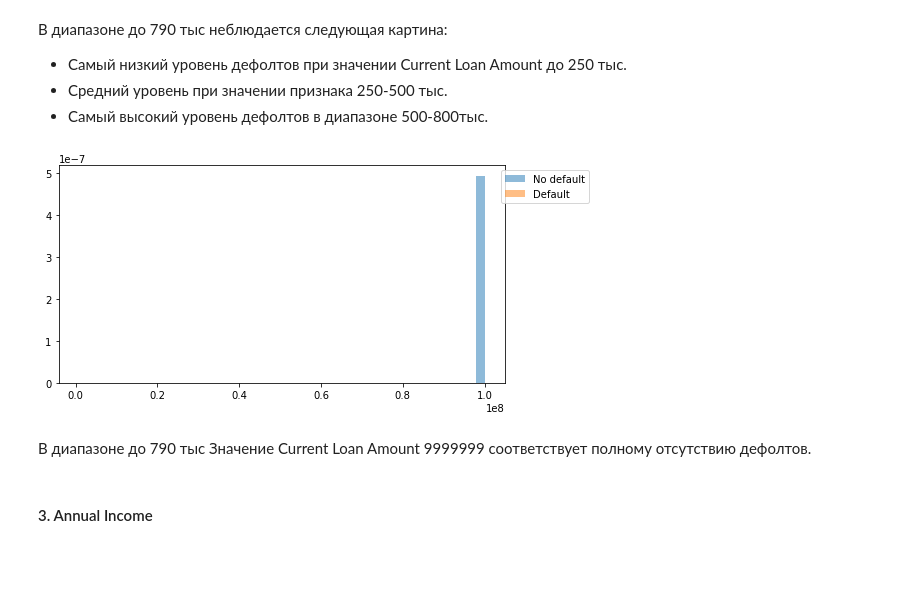
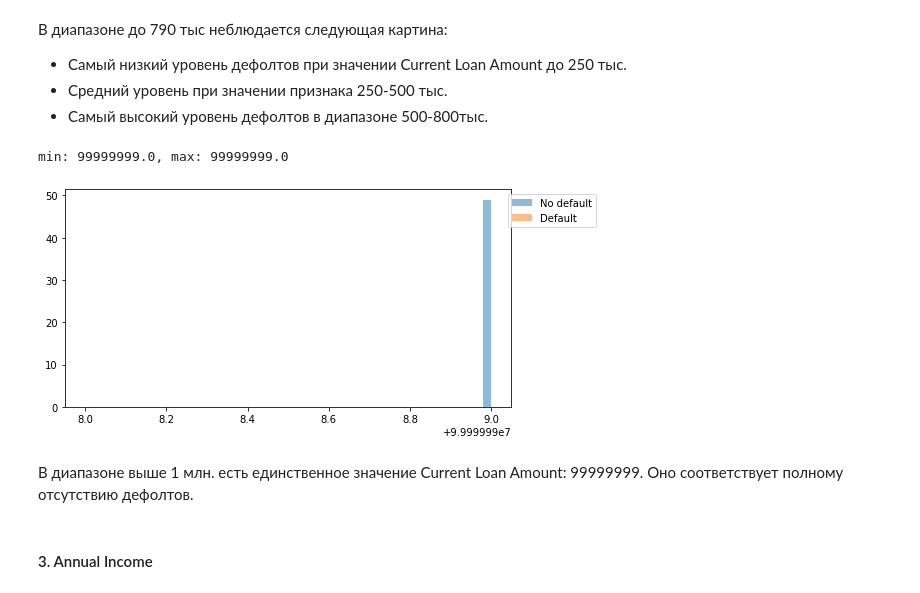
Before and after one commit to Yanina-Kutovaya/portfolio, a Jupyter notebook: Credit_default_forecast.ipynb, the cells around one changed output. Saved outputs shown, nothing was run; the diff lists cells and outputs as text; code cells hidden in the pictures; blank space fills up the shorter version.

```diff
--- a/Credit_default_forecast.ipynb
+++ b/Credit_default_forecast.ipynb
@@ -127,16 +128,32 @@ plt.title('Correlation with target variable')
 plt.show()
 # %% [output]
 [figure]
+# %%
+def var_target_plot(var_name, t1=None, t2=None):
+    var_target_0 = df.loc[df[TARGET_NAME] == 0, var_name]
+    var_target_1 = df.loc[df[TARGET_NAME] == 1, var_name]
+
+    if not (t1 and t2):
+        t1 = min(df[var_name])
+        t2 = max(df[var_name])
+    else:
+        t1 = min(df.loc[(df[var_name] >= t1) & (df[var_name] <= t2), var_name])
+        t2 = max(df.loc[(df[var_name] >= t1) & (df[var_name] <= t2), var_name])
+    print(f'min: {t1}, max: {t2}')
+    if t1 == t2:
+        t1 -= 1
+
+    bins = np.linspace(t1, t2, 50)
+    plt.figure(figsize=(8,4))
+    plt.hist(var_target_0, bins, density=True, alpha=0.5, label='No default')
+    plt.hist(var_target_1, bins, density=True, alpha=0.5, label='Default')
+    plt.legend(bbox_to_anchor=(1.2,1), loc='upper right')
+    plt.show()
+
+
+def distribution_diff(var_name):
+    var_target_0 = df.loc[df[TARGET_NAME] == 0, var_name].value_counts(normalize=True)
+    var_target_1 = df.loc[df[TARGET_NAME] == 1, var_name].value_counts(normalize=True)
+    return var_target_0 - var_target_1
 # %% [markdown]
 #### 1. Credit Score
-# %%
-def var_target_plot(var_name, t1, t2):
-    var_target_0 = df.loc[df[TARGET_NAME] == 0, var_name]
-    var_target_1 = df.loc[df[TARGET_NAME] == 1, var_name]
-
-    bins = np.linspace(t1, t2, 50)
-    plt.figure(figsize=(8,4))
-    plt.hist(var_target_0, bins, density=True, alpha=0.5, label='No default')
-    plt.hist(var_target_1, bins, density=True, alpha=0.5, label='Default')
-    plt.legend(bbox_to_anchor=(1.2,1), loc='upper right')
-    plt.show()
@@ -179,10 +212,11 @@ var_target_plot('Current Loan Amount',  0.1e+05, 7.9e+05)
 * Средний уровень при значении признака 250-500 тыс.
 * Самый высокий уровень дефолтов в диапазоне 500-800тыс.
 # %%
-var_target_plot('Current Loan Amount',  7.9e+05, 1e+08)
+var_target_plot('Current Loan Amount', 1e+06, 99999999)
 # %% [output]
+min: 99999999.0, max: 99999999.0
-[figure, old version]
+[figure, new version]
 # %% [markdown]
-В диапазоне до 790 тыс Значение Current Loan Amount 9999999 соответствует полному отсутствию дефолтов.
+В диапазоне выше 1 млн. есть единственное значение Current Loan Amount: 99999999. Оно соответствует полному отсутствию дефолтов.
 # %% [markdown]
 #### 3. Annual Income
```
Also changed, not shown: parts of 89 cells of this notebook.
